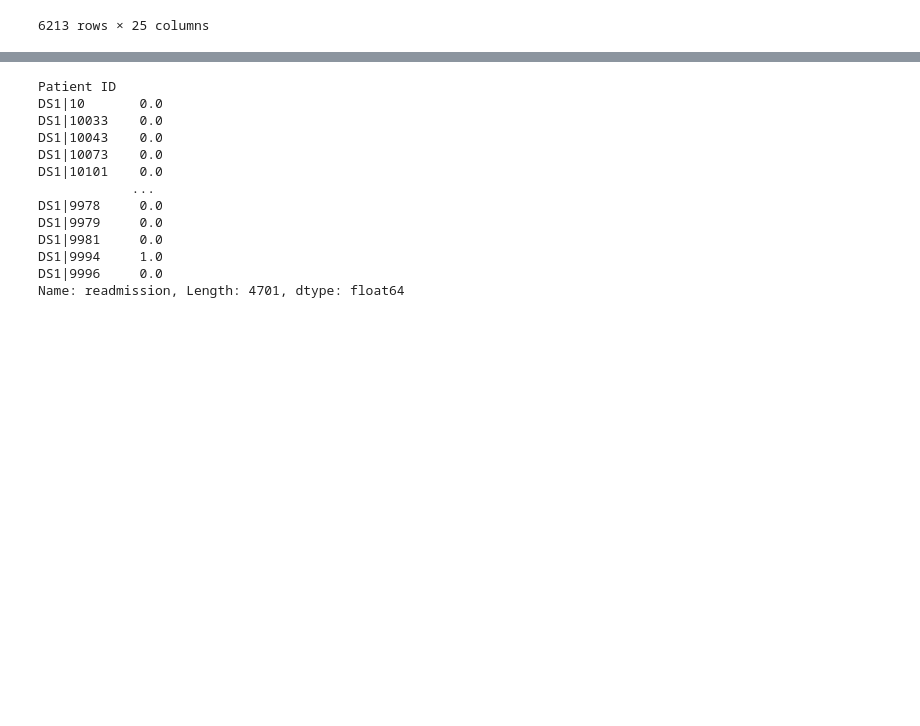
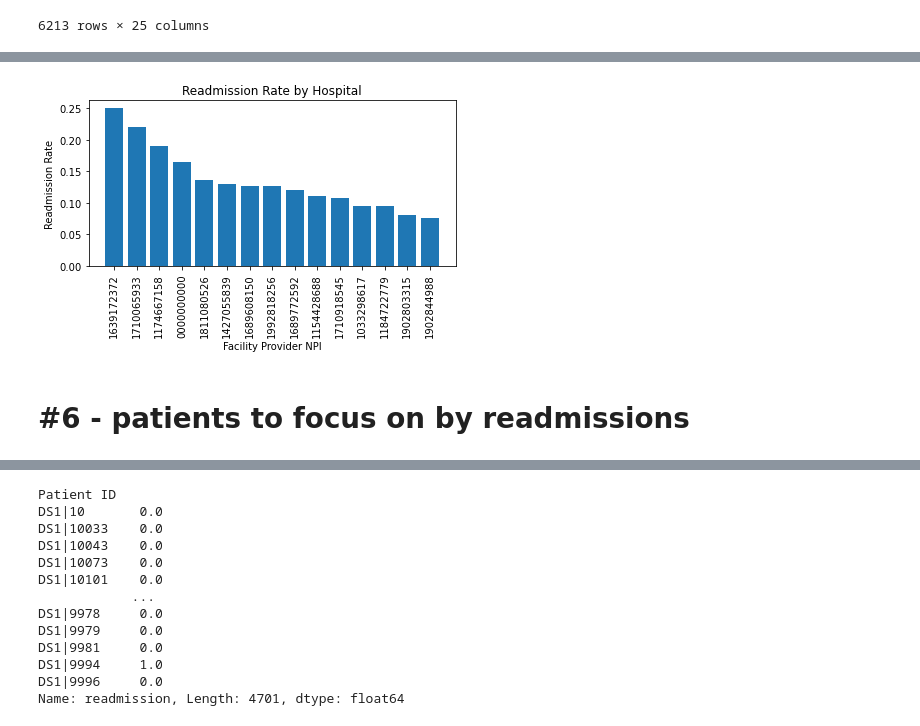
Before and after one commit to Engu12/hospital-readmission_pandas, a Jupyter notebook: hilber_notebook.ipynb, the cells around one changed output, grey strips where cells are left out. Saved outputs shown, nothing was run; the diff lists cells and outputs as text; code cells hidden in the pictures; blank space fills up the shorter version.

```diff
--- a/hilber_notebook.ipynb
+++ b/hilber_notebook.ipynb
@@ -459,3 +463,15 @@ facility_providers2
+# %%
+plt.bar('Facility Provider NPI', 'readmission_rate', data=facility_providers2)
+plt.xlabel('Facility Provider NPI')
+plt.ylabel('Readmission Rate')
+plt.title('Readmission Rate by Hospital')
+plt.xticks(rotation=90)
+plt.tight_layout()
+plt.savefig('readmission_rate_by_hospital.png');
+# %% [output]
+[figure, added]
+# %% [markdown]
+# #6 - patients to focus on by readmissions
 # %%
 patient_count = admissions3['Patient ID'].value_counts()
 patient_count
```
Also changed, not shown: parts of 22 cells of this notebook, 1 other file.
